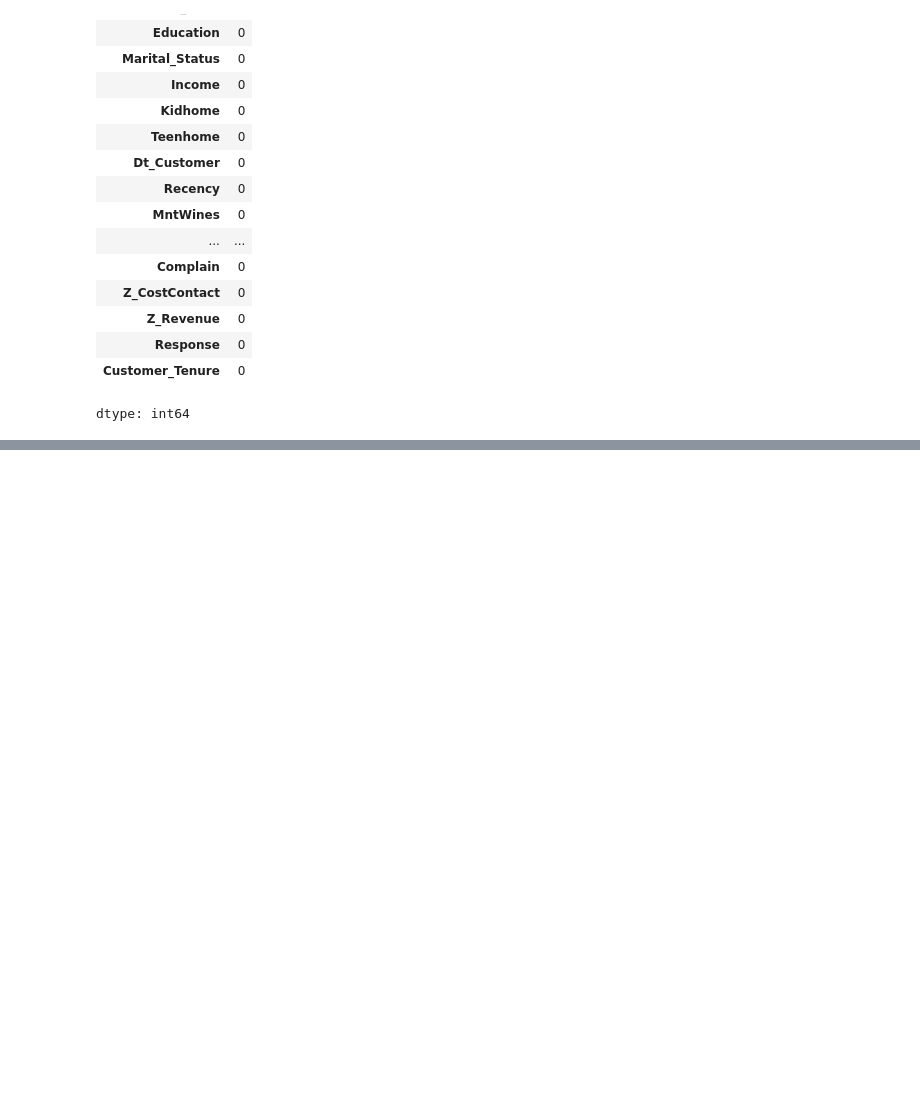
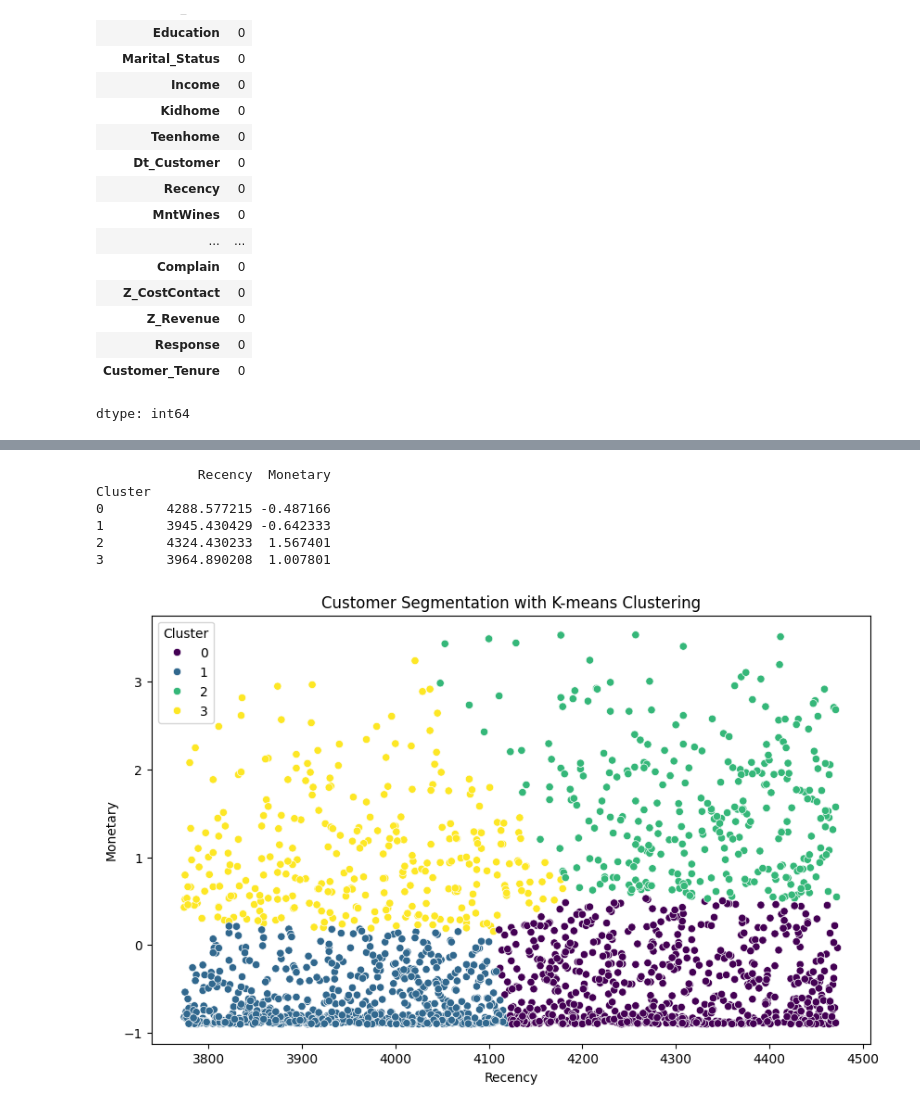
Before and after one commit to ghassantaleb/loyalty-landscape-analysis, a Jupyter notebook: loyalty_landscape_analysis.ipynb, the cells around one changed output, grey strips where cells are left out. Drawn from its saved outputs; the diff is of its cells as text; code cells hidden in the pictures; blank space fills up the shorter version.

```diff
--- a/loyalty_landscape_analysis.ipynb
+++ b/loyalty_landscape_analysis.ipynb
@@ -67,0 +95,9 @@ data[['Income', 'MntWines', 'MntMeatProducts']] = scaler.fit_transform(data[['In
+# %%
+# Assign scores from 1 to 5 for each RM metric (higher is better)
+rm['Recency_Score'] = pd.qcut(rm['Recency'], 5, labels=[5, 4, 3, 2, 1])
+rm['Monetary_Score'] = pd.qcut(rm['Monetary'], 5, labels=[1, 2, 3, 4, 5])
+
+# Create an overall RM score
+rm['RM_Score'] = rm['Recency_Score'].astype(str) + rm['Monetary_Score'].astype(str)
+
+rm.head()
@@ -67,0 +222,20 @@ data[['Income', 'MntWines', 'MntMeatProducts']] = scaler.fit_transform(data[['In
+# %%
+# Analyze cluster characteristics (e.g., mean Recency and Monetary for each cluster)
+cluster_means = rm.groupby('Cluster')[['Recency', 'Monetary']].mean()
+print(cluster_means)
+
+# Visualize the clusters (e.g., scatter plot of Recency vs. Monetary with cluster colors)
+plt.figure(figsize=(10, 6))
+sns.scatterplot(x='Recency', y='Monetary', hue='Cluster', data=rm, palette='viridis')
+plt.title('Customer Segmentation with K-means Clustering')
+plt.xlabel('Recency')
+plt.ylabel('Monetary')
+plt.show()
+# %% [output]
+             Recency  Monetary
+Cluster
+0        4288.577215 -0.487166
+1        3945.430429 -0.642333
+2        4324.430233  1.567401
+3        3964.890208  1.007801
+[figure, added]
```
Also changed, not shown: parts of 11 cells of this notebook.
